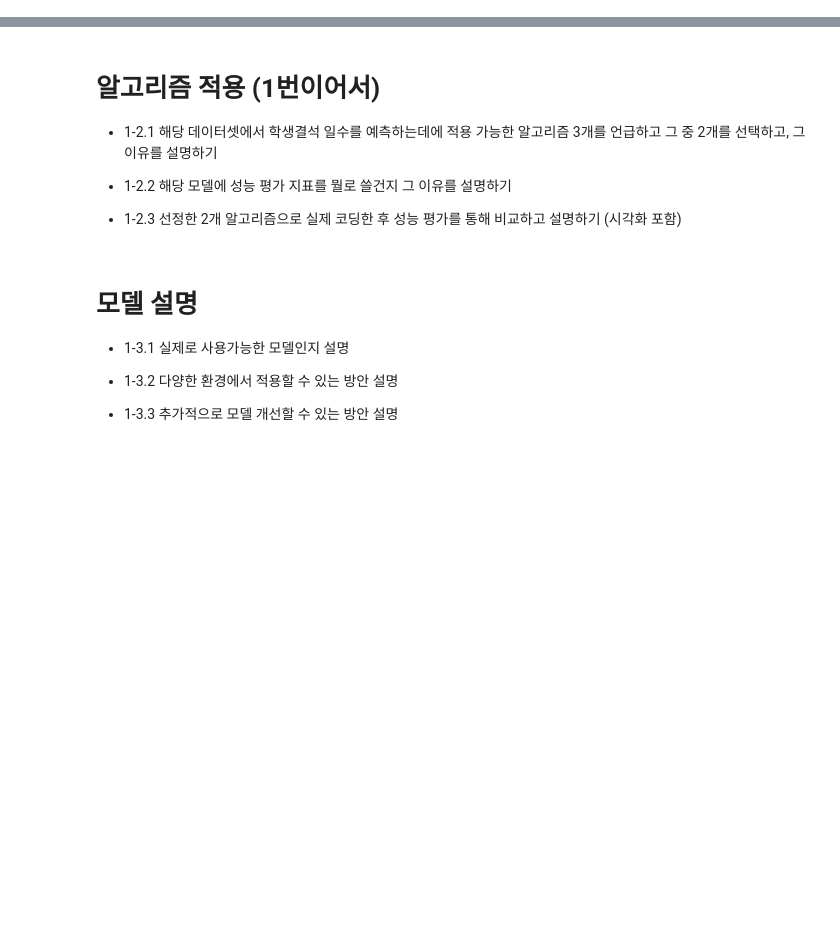
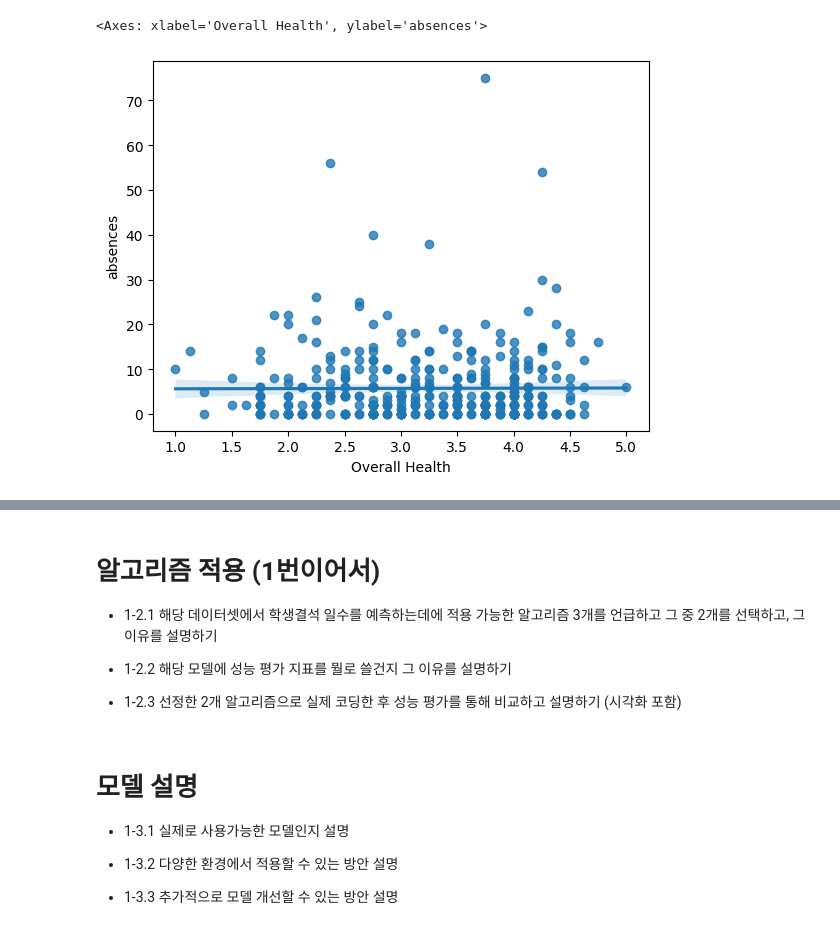
Before and after one commit to GUNWOOOH/ADP_-, a Jupyter notebook: 기출복원/기출복원_ADP24_머신러닝.ipynb, the cells around one changed output, grey strips where cells are left out. Cells and saved outputs as stored; diff of their text form; code cells hidden in the pictures; blank space fills up the shorter version.

```diff
--- a/기출복원/기출복원_ADP24_머신러닝.ipynb
+++ b/기출복원/기출복원_ADP24_머신러닝.ipynb
@@ -16,0 +111,7 @@
+# %%
+df['Overall Health'] = (0.5 * df['Dalc'] + 0.5 * df['Walc'] + 2 * df['health'] + df['famrel']) / 4
+# %%
+sns.regplot(x='Overall Health', y='absences', data=df)
+# %% [output]
+<Axes: xlabel='Overall Health', ylabel='absences'>
+[figure, added]
```
Also changed, not shown: parts of 15 cells of this notebook.
